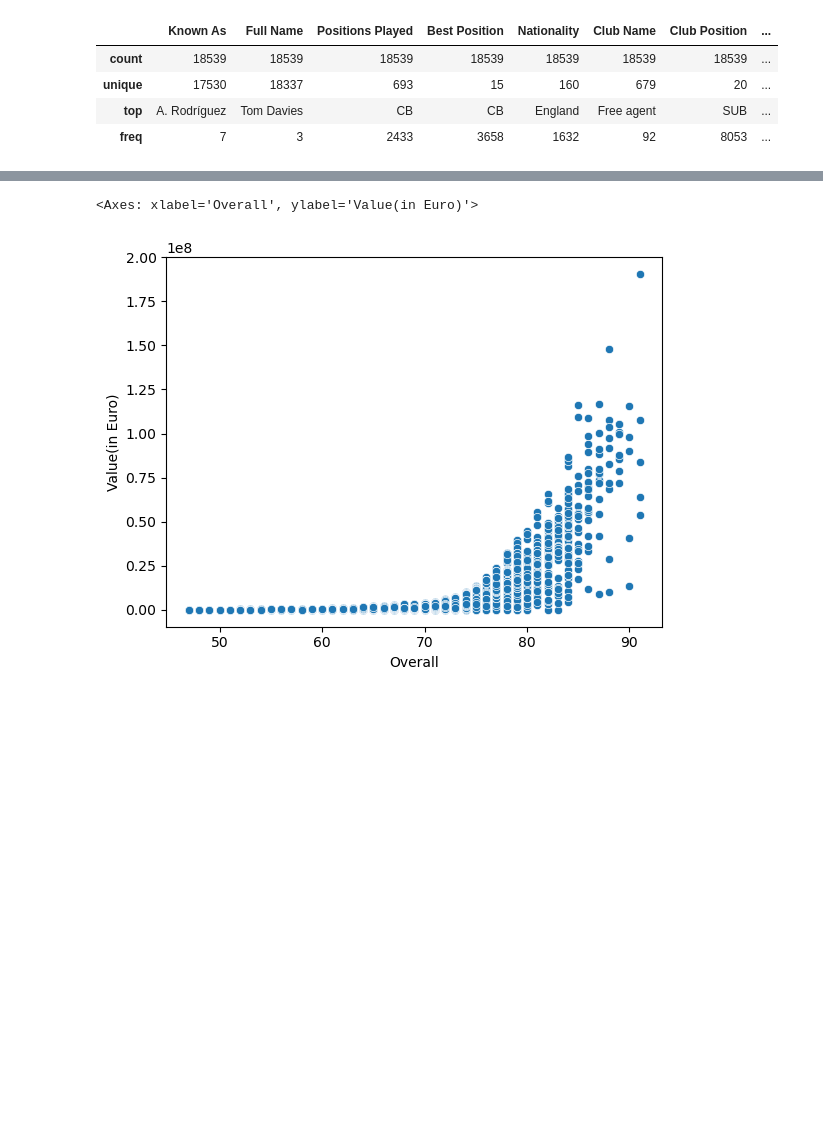
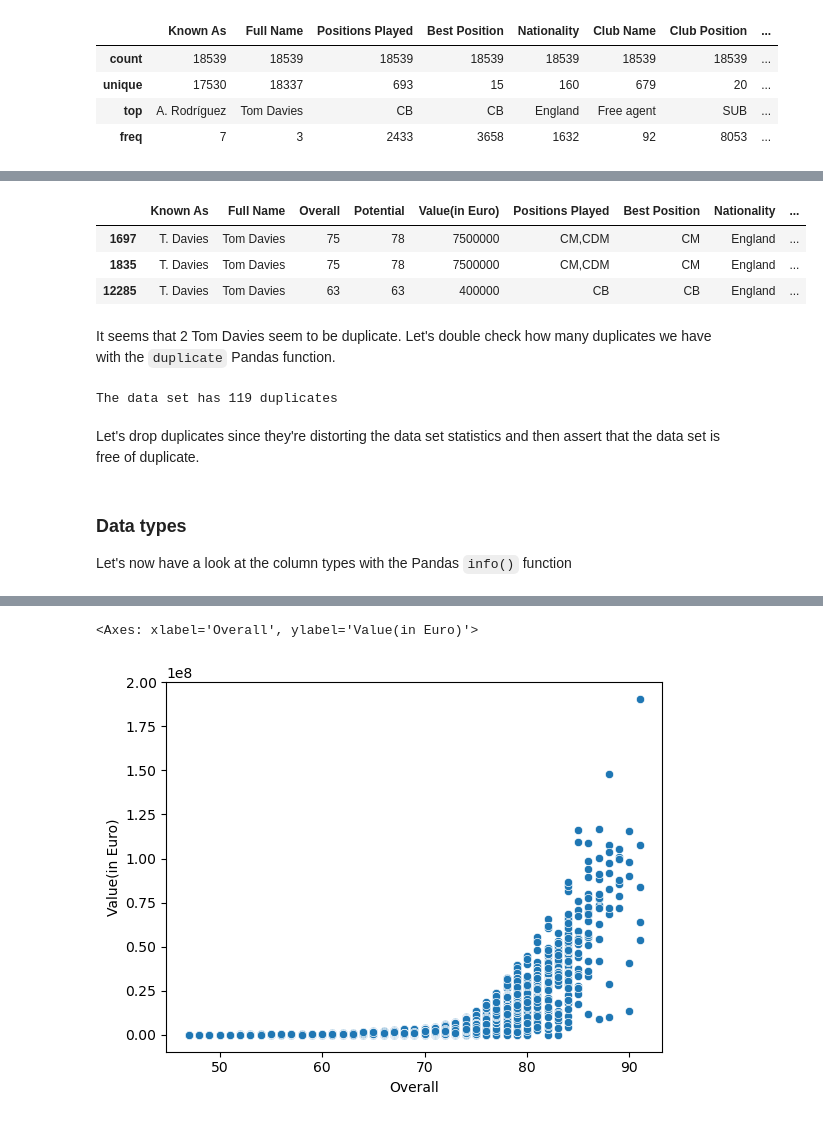
Before and after one commit to Simonmaignan/data-analysis-projects, a Jupyter notebook: projects/fifa-23-players/fifa23-players-explore.ipynb, the cells around one changed output, grey strips where cells are left out. Drawn from its saved outputs; the diff is of its cells as text; code cells hidden in the pictures; blank space fills up the shorter version.

```diff
--- a/projects/fifa-23-players/fifa23-players-explore.ipynb
+++ b/projects/fifa-23-players/fifa23-players-explore.ipynb
@@ -114,0 +148,15 @@ Name: count, dtype: int64
+# %%
+df_fifa_players[df_fifa_players["Full Name"] == "Tom Davies"]
+# %% [output]
+|  | Known As | Full Name | Overall | Potential | Value(in Euro) | Positions Played | Best Position | Nationality | ... |
+| 1697 | T. Davies | Tom Davies | 75 | 78 | 7500000 | CM,CDM | CM | England | ... |
+| 1835 | T. Davies | Tom Davies | 75 | 78 | 7500000 | CM,CDM | CM | England | ... |
+| 12285 | T. Davies | Tom Davies | 63 | 63 | 400000 | CB | CB | England | ... |
+# %% [markdown]
+It seems that 2 Tom Davies seem to be duplicate. Let's double check how many duplicates we have with the `duplicate` Pandas function.
+# %%
+print(f"The data set has {df_fifa_players.duplicated().sum()} duplicates")
+# %% [output]
+The data set has 119 duplicates
+# %% [markdown]
+Let's drop duplicates since they're distorting the data set statistics and then assert that the data set is free of duplicate.
@@ -114,0 +166,3 @@ Name: count, dtype: int64
+# %% [markdown]
+### Data types
+Let's now have a look at the column types with the Pandas `info()` function
```
Also changed, not shown: parts of 21 cells of this notebook.
